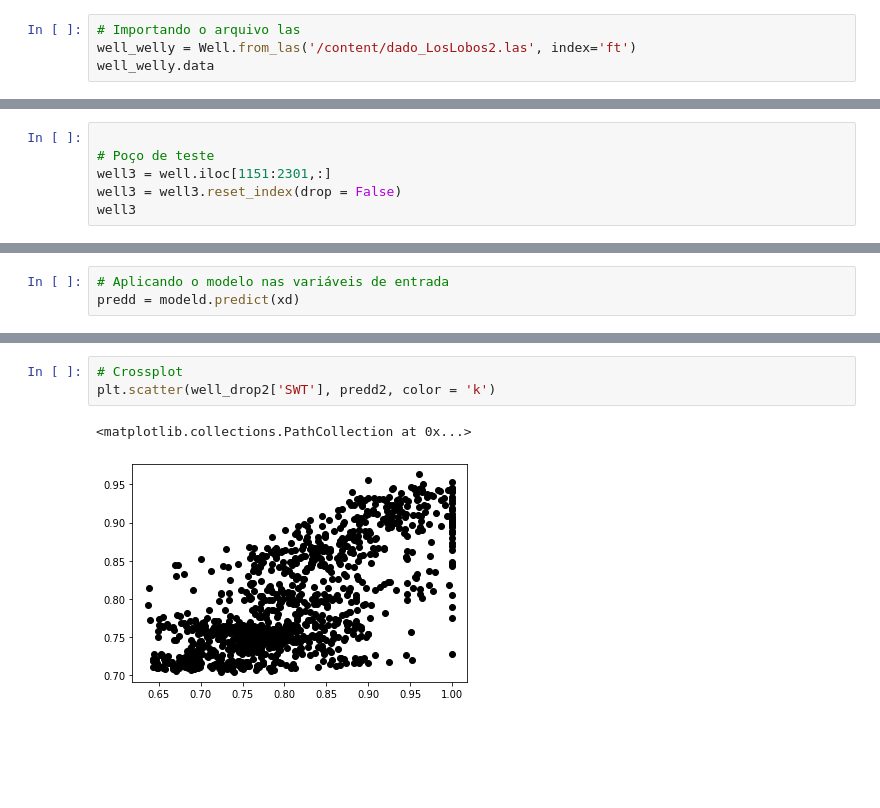
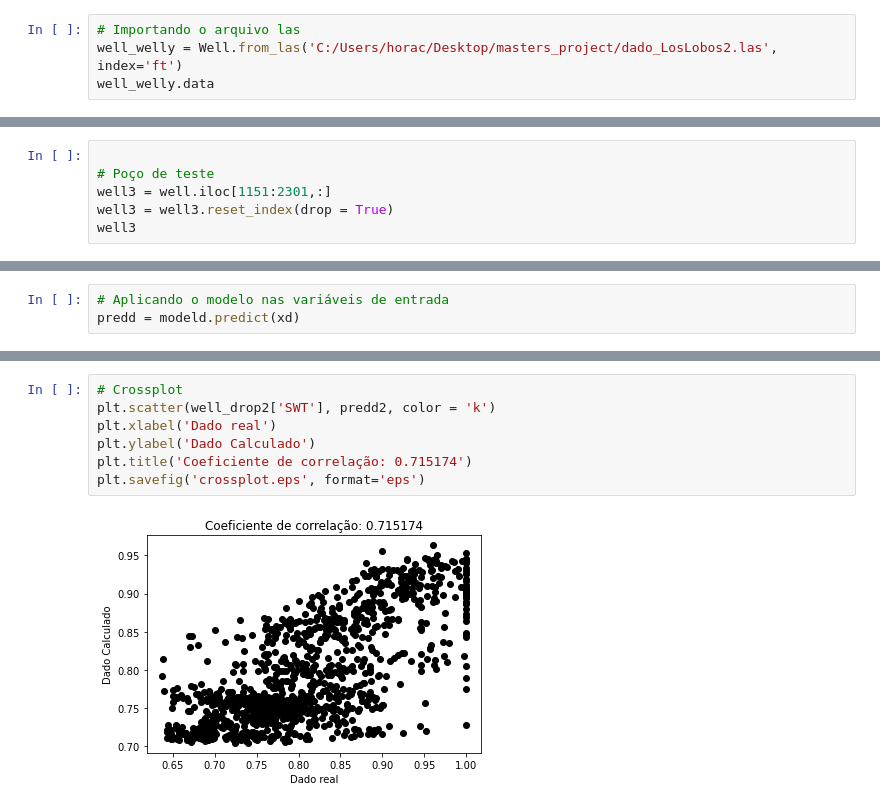
Before and after one commit to horaciosrf/masters_project, a Jupyter notebook: testes.ipynb, the cells around one changed output, grey strips where cells are left out. Saved outputs shown, nothing was run; the diff lists cells and outputs as text; blank space fills up the shorter version.

```diff
--- a/testes.ipynb
+++ b/testes.ipynb
@@ -55,6 +39,6 @@ from ann_visualizer.visualize import ann_viz
 ### Carregamento e pré processamento dos dados
 # %%
 # Importando o arquivo las
-well_welly = Well.from_las('/content/dado_LosLobos2.las', index='ft')
+well_welly = Well.from_las('C:/Users/horac/Desktop/masters_project/dado_LosLobos2.las', index='ft')
 well_welly.data
 # %% [output]
@@ -178,6 +166,6 @@ well2
 
 # Poço de teste
 well3 = well.iloc[1151:2301,:]
-well3 = well3.reset_index(drop = False)
+well3 = well3.reset_index(drop = True)
 well3
 # %% [output]
@@ -626,9 +626,12 @@ ax.invert_yaxis()
 # %%
 # Crossplot
 plt.scatter(well_drop2['SWT'], predd2, color = 'k')
+plt.xlabel('Dado real')
+plt.ylabel('Dado Calculado')
+plt.title('Coeficiente de correlação: 0.715174')
+plt.savefig('crossplot.eps', format='eps')
 # %% [output]
-<matplotlib.collections.PathCollection at 0x...>
-[figure, old version]
+[figure, new version]
 # %%
 from sklearn.metrics import r2_score
 r2_score(well_drop2['SWT'], predd2)
```
Also changed, not shown: parts of 22 cells of this notebook, 11 other files.
